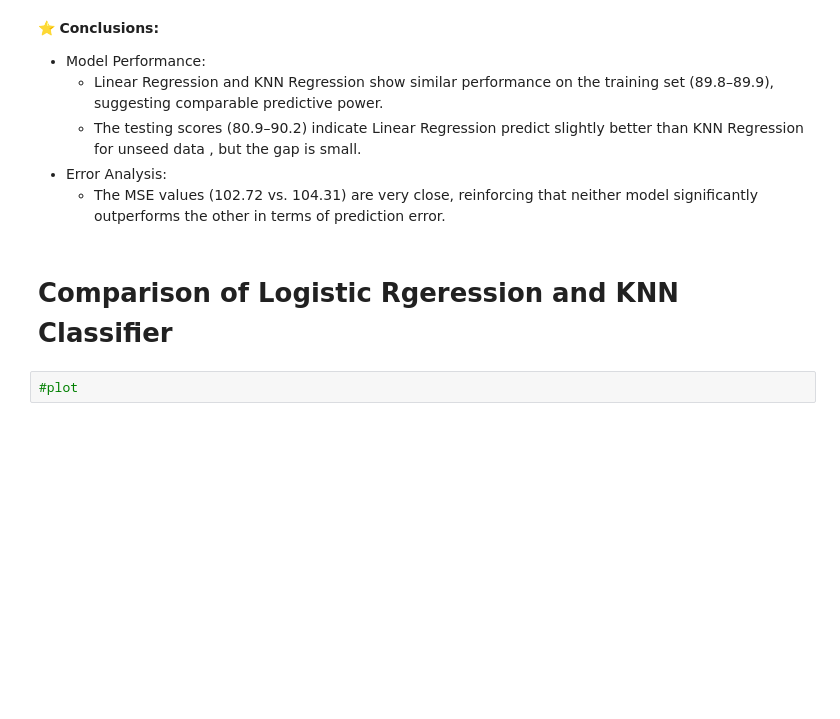
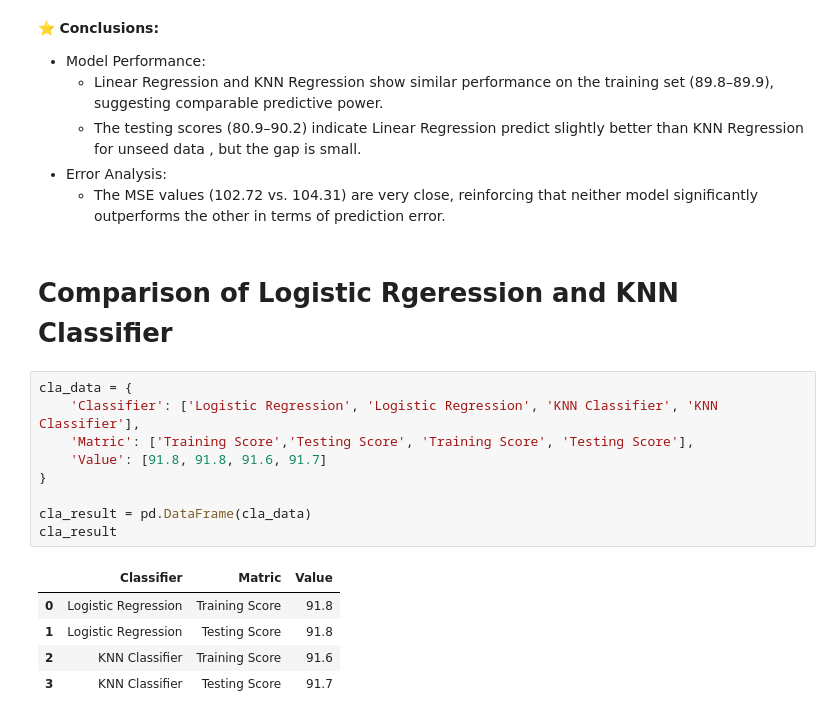
Before and after one commit to mohammadkhorshed/DS-ML-Assignments, a Jupyter notebook: assignment_05.ipynb, the cells around one changed output. Cells and saved outputs as stored; diff of their text form; blank space fills up the shorter version.

```diff
--- a/assignment_05.ipynb
+++ b/assignment_05.ipynb
@@ -494,4 +501,17 @@ plt.show()
 # %% [markdown]
 # Comparison of Logistic Rgeression and KNN Classifier
 # %%
-#plot
+cla_data = {
+    'Classifier': ['Logistic Regression', 'Logistic Regression', 'KNN Classifier', 'KNN Classifier'],
+    'Matric': ['Training Score','Testing Score', 'Training Score', 'Testing Score'],
+    'Value': [91.8, 91.8, 91.6, 91.7]
+}
+
+cla_result = pd.DataFrame(cla_data)
+cla_result
+# %% [output]
+|  | Classifier | Matric | Value |
+| 0 | Logistic Regression | Training Score | 91.8 |
+| 1 | Logistic Regression | Testing Score | 91.8 |
+| 2 | KNN Classifier | Training Score | 91.6 |
+| 3 | KNN Classifier | Testing Score | 91.7 |
```
Also changed, not shown: parts of 8 cells of this notebook.
